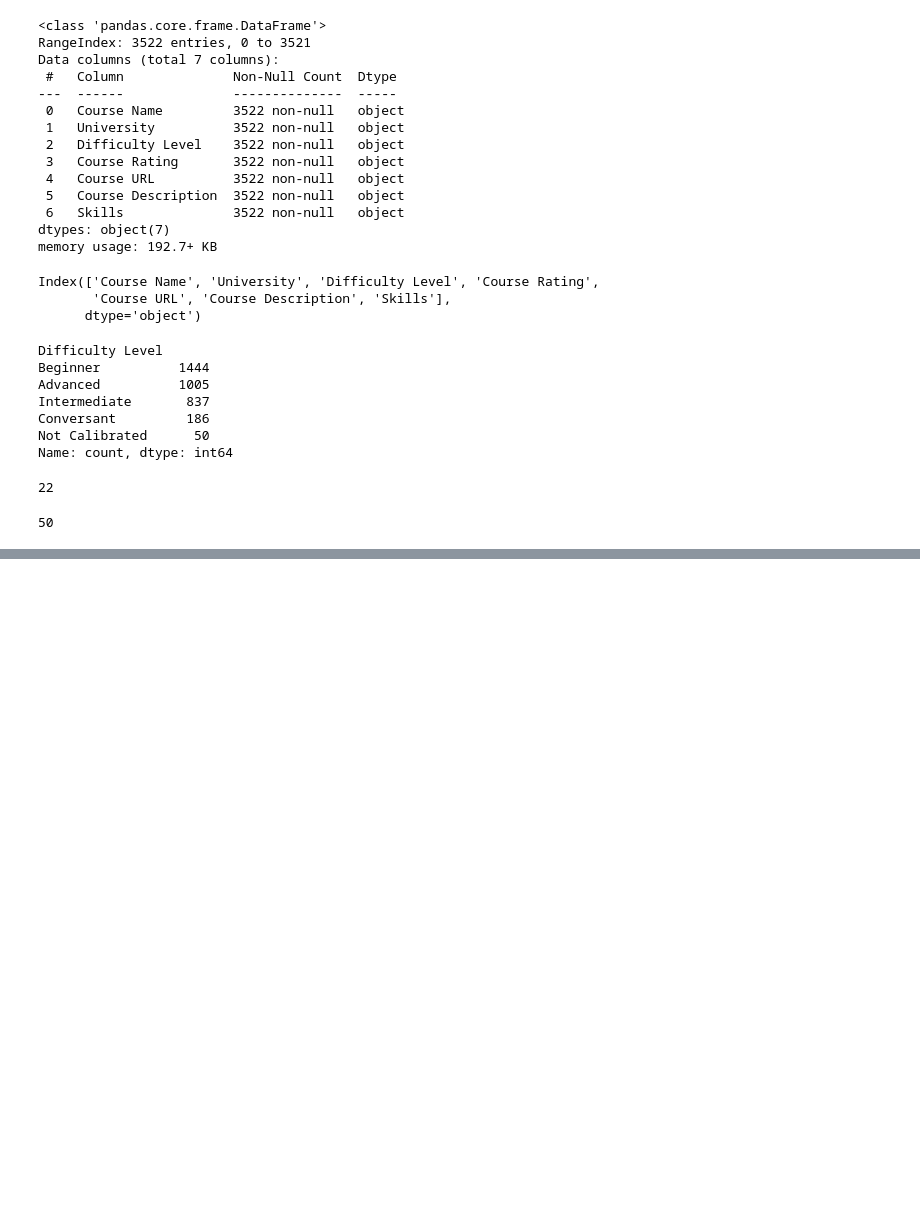
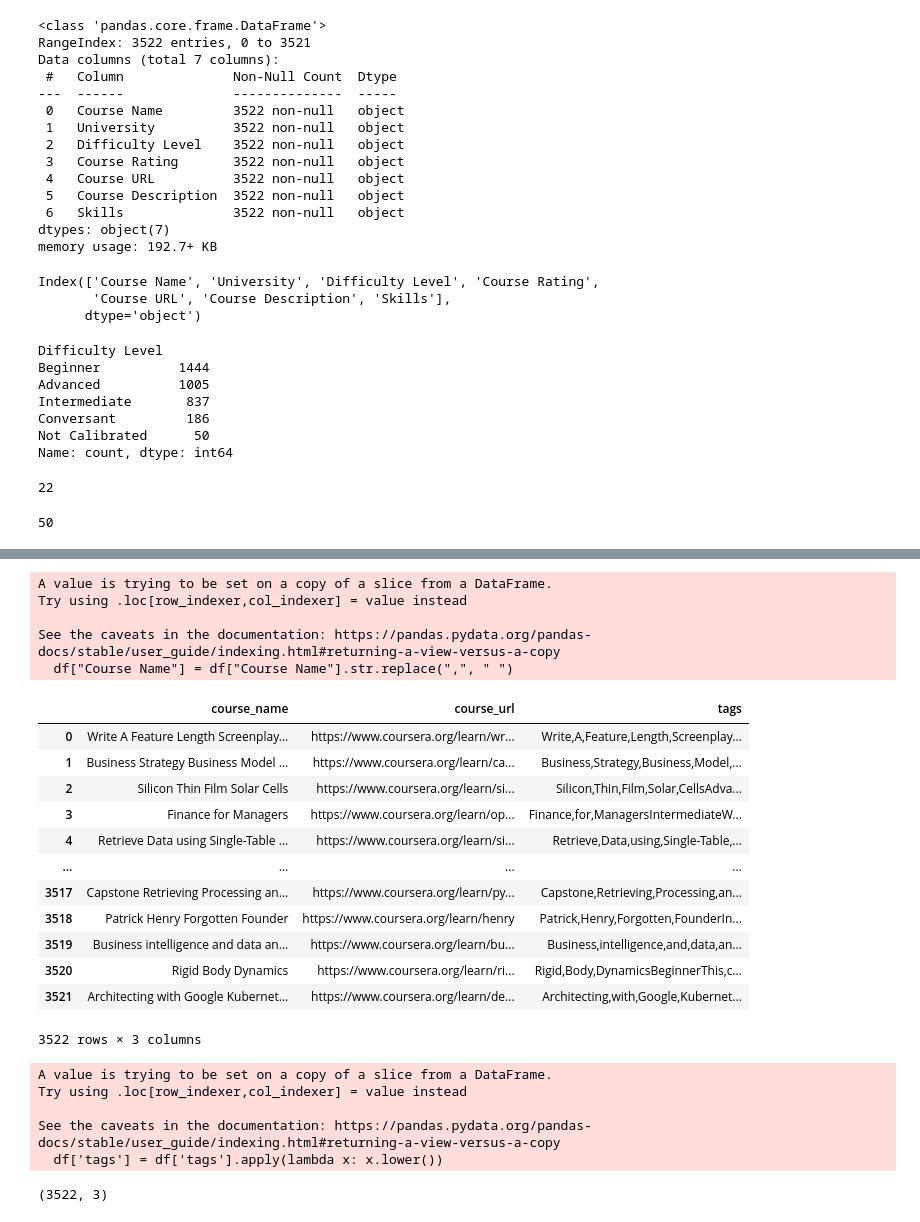
Before and after one commit to shafnybuilds/course-recommendation-system, a Jupyter notebook: main.ipynb, the cells around one changed output, grey strips where cells are left out. Saved outputs shown, nothing was run; the diff lists cells and outputs as text; code cells hidden in the pictures; blank space fills up the shorter version.

```diff
--- a/main.ipynb
+++ b/main.ipynb
@@ -104,0 +114,4 @@ data['tags'].iloc[0]
+# %%
+df = data[["Course Name", "Course URL", "tags"]]
+
+df.head()
@@ -104,0 +125,36 @@ data['tags'].iloc[0]
+# %%
+df["Course Name"] = df["Course Name"].str.replace(",", " ")
+# %% [output]
+A value is trying to be set on a copy of a slice from a DataFrame.
+Try using .loc[row_indexer,col_indexer] = value instead
+
+See the caveats in the documentation: https://pandas.pydata.org/pandas-docs/stable/user_guide/indexing.html#returning-a-view-versus-a-copy
+  df["Course Name"] = df["Course Name"].str.replace(",", " ")
+# %%
+df.rename(columns={"Course Name": "course_name", "Course URL": "course_url"})
+# %% [output]
+|  | course_name | course_url | tags |
+| 0 | Write A Feature Length Screenplay... | https://www.coursera.org/learn/wr... | Write,A,Feature,Length,Screenplay... |
+| 1 | Business Strategy Business Model ... | https://www.coursera.org/learn/ca... | Business,Strategy,Business,Model,... |
+| 2 | Silicon Thin Film Solar Cells | https://www.coursera.org/learn/si... | Silicon,Thin,Film,Solar,CellsAdva... |
+| 3 | Finance for Managers | https://www.coursera.org/learn/op... | Finance,for,ManagersIntermediateW... |
+| 4 | Retrieve Data using Single-Table ... | https://www.coursera.org/learn/si... | Retrieve,Data,using,Single-Table,... |
+| ... | ... | ... | ... |
+| 3517 | Capstone Retrieving Processing an... | https://www.coursera.org/learn/py... | Capstone,Retrieving,Processing,an... |
+| 3518 | Patrick Henry Forgotten Founder | https://www.coursera.org/learn/henry | Patrick,Henry,Forgotten,FounderIn... |
+| 3519 | Business intelligence and data an... | https://www.coursera.org/learn/bu... | Business,intelligence,and,data,an... |
+| 3520 | Rigid Body Dynamics | https://www.coursera.org/learn/ri... | Rigid,Body,DynamicsBeginnerThis,c... |
+| 3521 | Architecting with Google Kubernet... | https://www.coursera.org/learn/de... | Architecting,with,Google,Kubernet... |
+3522 rows × 3 columns
+# %%
+df['tags'] = df['tags'].apply(lambda x: x.lower())
+# %% [output]
+A value is trying to be set on a copy of a slice from a DataFrame.
+Try using .loc[row_indexer,col_indexer] = value instead
+
+See the caveats in the documentation: https://pandas.pydata.org/pandas-docs/stable/user_guide/indexing.html#returning-a-view-versus-a-copy
+  df['tags'] = df['tags'].apply(lambda x: x.lower())
+# %%
+df.shape
+# %% [output]
+(3522, 3)
```
Also changed, not shown: parts of 24 cells of this notebook, 4 other files.
